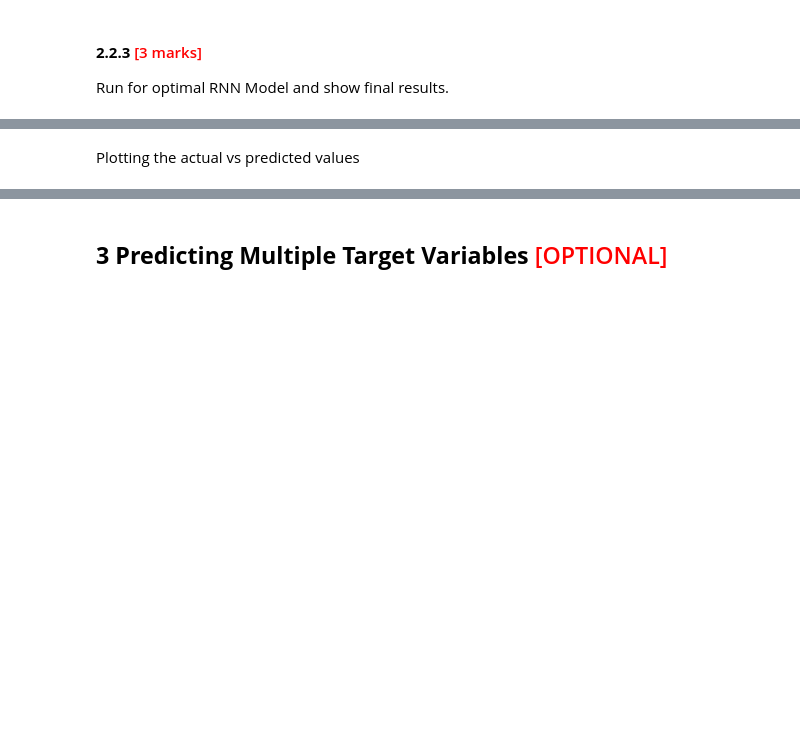
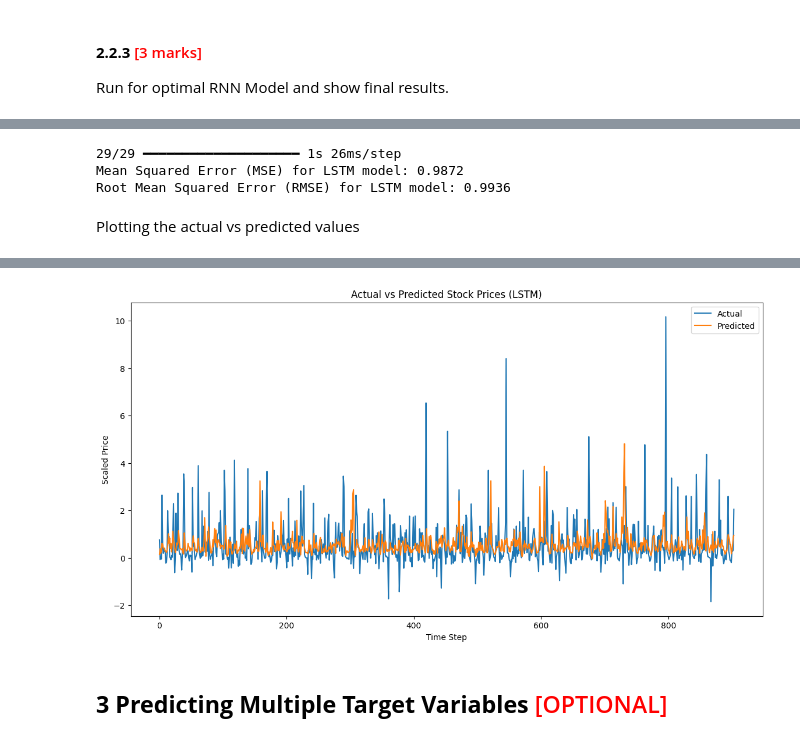
Before and after one commit to avanindra3/stock_price_prediction_rnn, a Jupyter notebook: RNN_Stock_Price_Prediction_Avanindra-Singh.ipynb, the cells around one changed output, grey strips where cells are left out. Drawn from its saved outputs; the diff is of its cells as text; code cells hidden in the pictures; blank space fills up the shorter version.

Commit message:
Adding LSTM model.

```diff
--- a/RNN_Stock_Price_Prediction_Avanindra-Singh.ipynb
+++ b/RNN_Stock_Price_Prediction_Avanindra-Singh.ipynb
@@ -717,3 +716,16 @@ Create a function that builds an advanced RNN model with tunable hyperparameters
+# %%
+# # Define a function to create a model and specify default values for hyperparameters
+def build_lstm_model(input_shape, units=50, activation='relu', num_layers=1):
+    model = Sequential()
+    for i in range(num_layers):
+        return_sequences = i < num_layers - 1  # Return sequences for all but the last LSTM layer
+        if i == 0:
+            model.add(LSTM(units=units, activation=activation, input_shape=input_shape, return_sequences=return_sequences))
+        else:
+            model.add(LSTM(units=units, activation=activation, return_sequences=return_sequences))
+    model.add(Dense(1))  # Output layer for predicting a single value (closing price)
+    model.compile(optimizer='adam', loss='mse')
+    return model
 # %% [markdown]
 #### **2.2.2** <font color =red> [4 marks] </font>
 Perform hyperparameter tuning to find the optimal network configuration.
@@ -724,3 +807,17 @@ Perform hyperparameter tuning to find the optimal network configuration.
 Run for optimal RNN Model and show final results.
 # %%
 # Create the model with a combination of potentially optimal hyperparameter values and retrain the model
+optimal_lstm_model = build_lstm_model(
+    input_shape=(X_train.shape[1], X_train.shape[2]),
+    units=best_params_lstm['units'],
+    activation='relu',
+    num_layers=best_params_lstm['num_layers']
+)
+
+history_lstm = optimal_lstm_model.fit(
+    X_train, y_train,
+    epochs=best_params_lstm['epochs'],
+    batch_size=best_params_lstm['batch_size'],
+    validation_split=0.3, # Use a validation split during training
+    verbose=1
+)
@@ -729,2 +842,18 @@ Run for optimal RNN Model and show final results.
+# %%
+# Compute the performance of the model on the testing data set
+from sklearn.metrics import mean_squared_error
+from numpy import sqrt
+
+# Calculate MSE and RMSE
+y_pred_lstm = optimal_lstm_model.predict(X_test)
+mse_lstm = mean_squared_error(y_test, y_pred_lstm)
+rmse_lstm = sqrt(mse_lstm)
+
+print(f"Mean Squared Error (MSE) for LSTM model: {mse_lstm:.4f}")
+print(f"Root Mean Squared Error (RMSE) for LSTM model: {rmse_lstm:.4f}")
+# %% [output]
+29/29 ━━━━━━━━━━━━━━━━━━━━ 1s 26ms/step
+Mean Squared Error (MSE) for LSTM model: 0.9872
+Root Mean Squared Error (RMSE) for LSTM model: 0.9936
 # %% [markdown]
 Plotting the actual vs predicted values
@@ -732,0 +860,14 @@ Plotting the actual vs predicted values
+# %%
+# Predict on the test data and plot
+y_pred_lstm = optimal_lstm_model.predict(X_test)
+
+# Plot actual vs predicted values
+plt.figure(figsize=(14, 7))
+plt.plot(y_test, label='Actual')
+plt.plot(y_pred_lstm, label='Predicted')
+plt.title('Actual vs Predicted Stock Prices (LSTM)')
+plt.xlabel('Time Step')
+plt.ylabel('Scaled Price')
+plt.legend()
+plt.show()
+# %% [output]
@@ -733,3 +875,4 @@ Plotting the actual vs predicted values
+[figure, added]
 # %% [markdown]
 ## **3 Predicting Multiple Target Variables** <font color =red> [OPTIONAL] </font>
 # %% [markdown]
```
Also changed, not shown: parts of 16 cells of this notebook, 1 other file.
